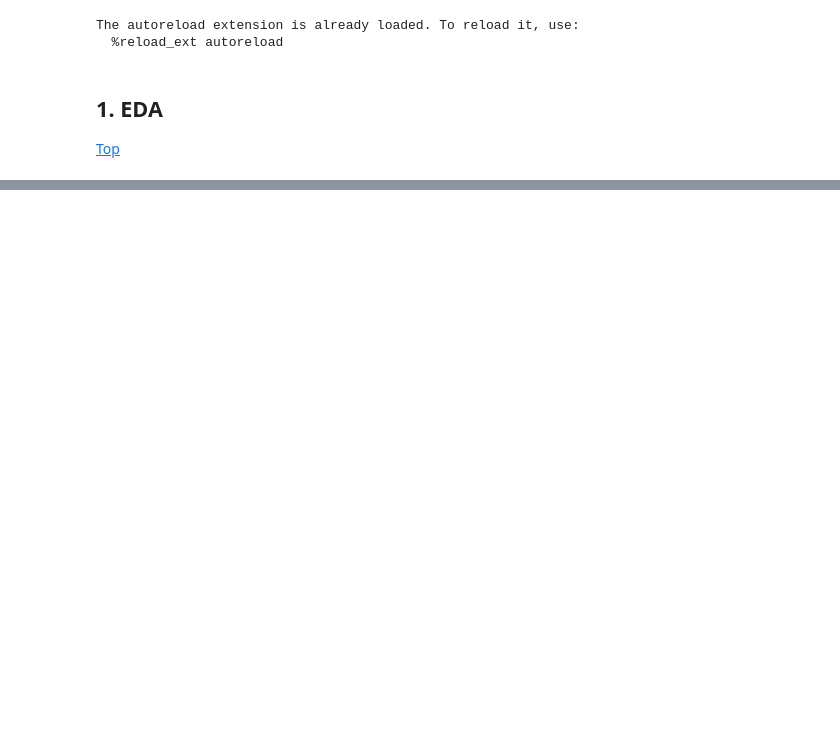
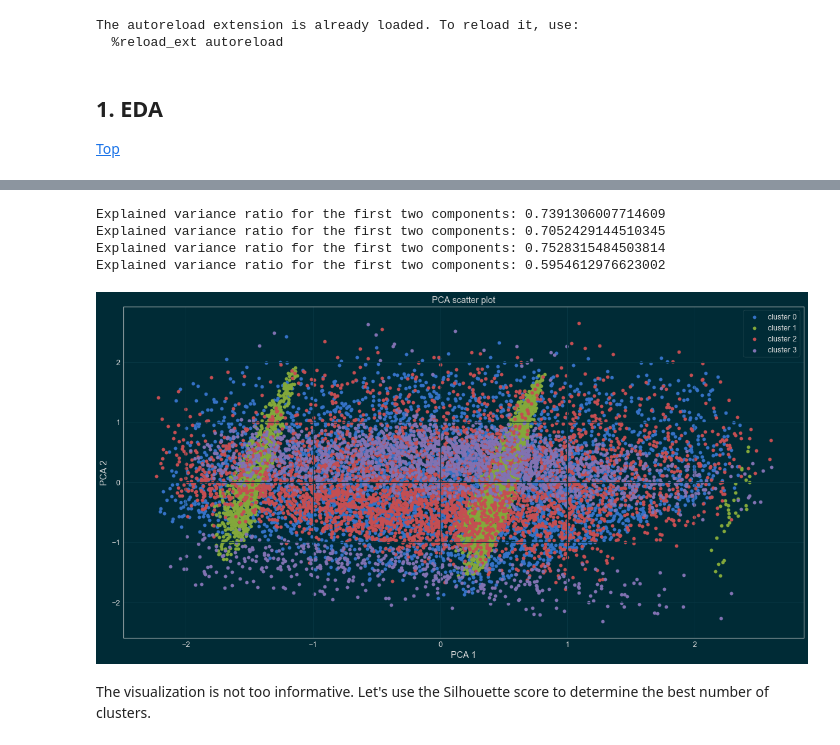
Before and after one commit to mtasende/starbucks-advertising, a Jupyter notebook: notebooks/scratchpad/005-mt-clustering.ipynb, the cells around one changed output, grey strips where cells are left out. Cells and saved outputs as stored; diff of their text form; code cells hidden in the pictures; blank space fills up the shorter version.

```diff
--- a/notebooks/scratchpad/005-mt-clustering.ipynb
+++ b/notebooks/scratchpad/005-mt-clustering.ipynb
@@ -55,0 +184,4 @@ The autoreload extension is already loaded. To reload it, use:
+# %%
+kmeans = KMeans(n_clusters=4)
+kmeans.fit(X_s_train)
+cluster_labels = kmeans.predict(X_s_train)
@@ -55,0 +200,3 @@ The autoreload extension is already loaded. To reload it, use:
+# %%
+kmeans = KMeans(n_clusters=4)
+%time kmeans.fit(X_s_train)
@@ -55,0 +209,18 @@ The autoreload extension is already loaded. To reload it, use:
+# %%
+cluster = kmeans.predict(X_s_train)
+# %%
+def pca_visualize_clusters(X, cluster):
+    """ Visualize all the clusters using PCA. """
+    for c in np.unique(cluster):
+        pca_visualize(X[cluster == c], label='cluster {}'.format(c))
+    plt.legend()
+# %%
+pca_visualize_clusters(X_s_train, cluster)
+# %% [output]
+Explained variance ratio for the first two components: 0.7391306007714609
+Explained variance ratio for the first two components: 0.7052429144510345
+Explained variance ratio for the first two components: 0.7528315484503814
+Explained variance ratio for the first two components: 0.5954612976623002
+[figure, added]
+# %% [markdown]
+The visualization is not too informative. Let's use the Silhouette score to determine the best number of clusters.
```
Also changed, not shown: parts of 42 cells of this notebook.
